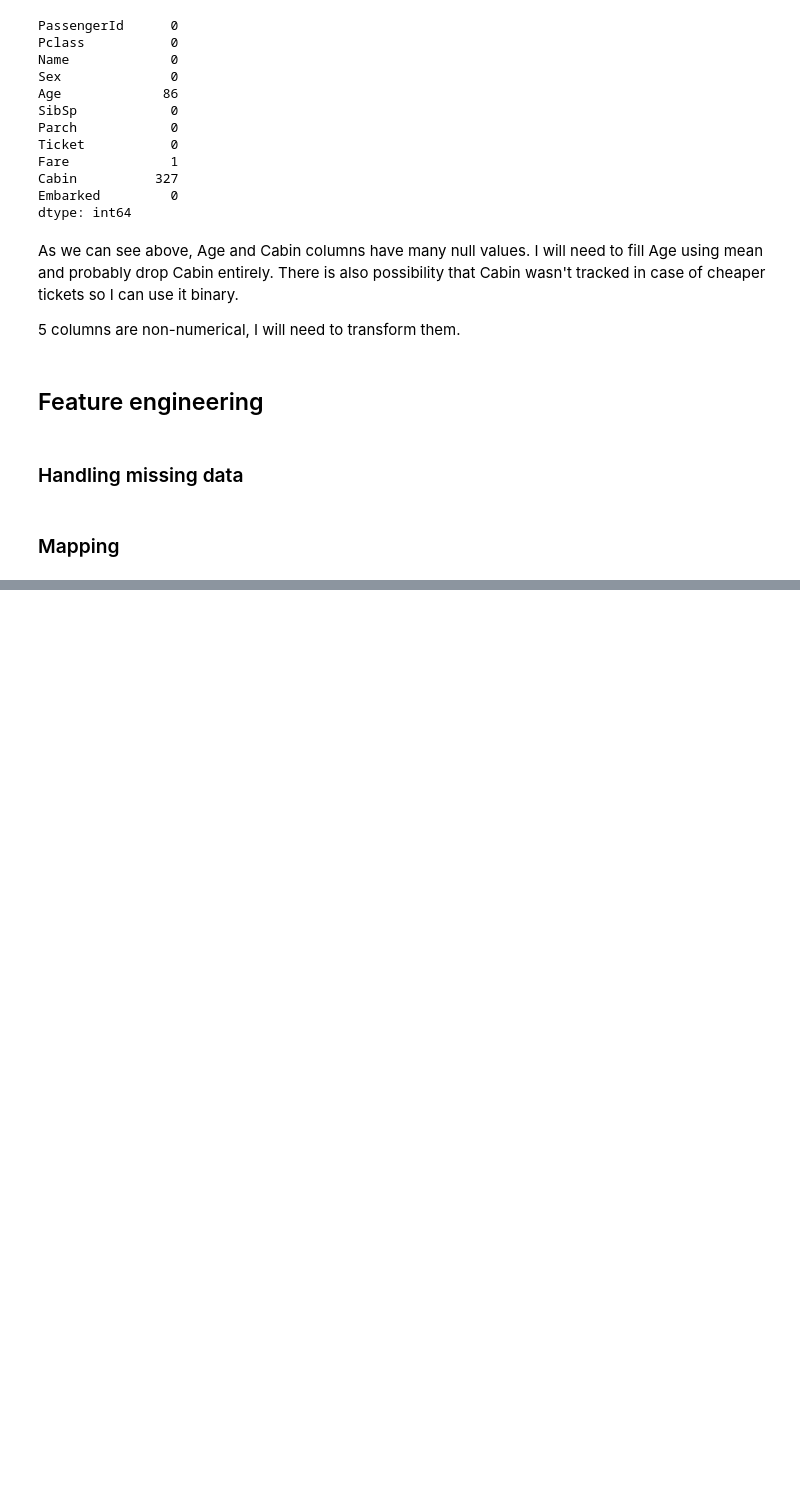
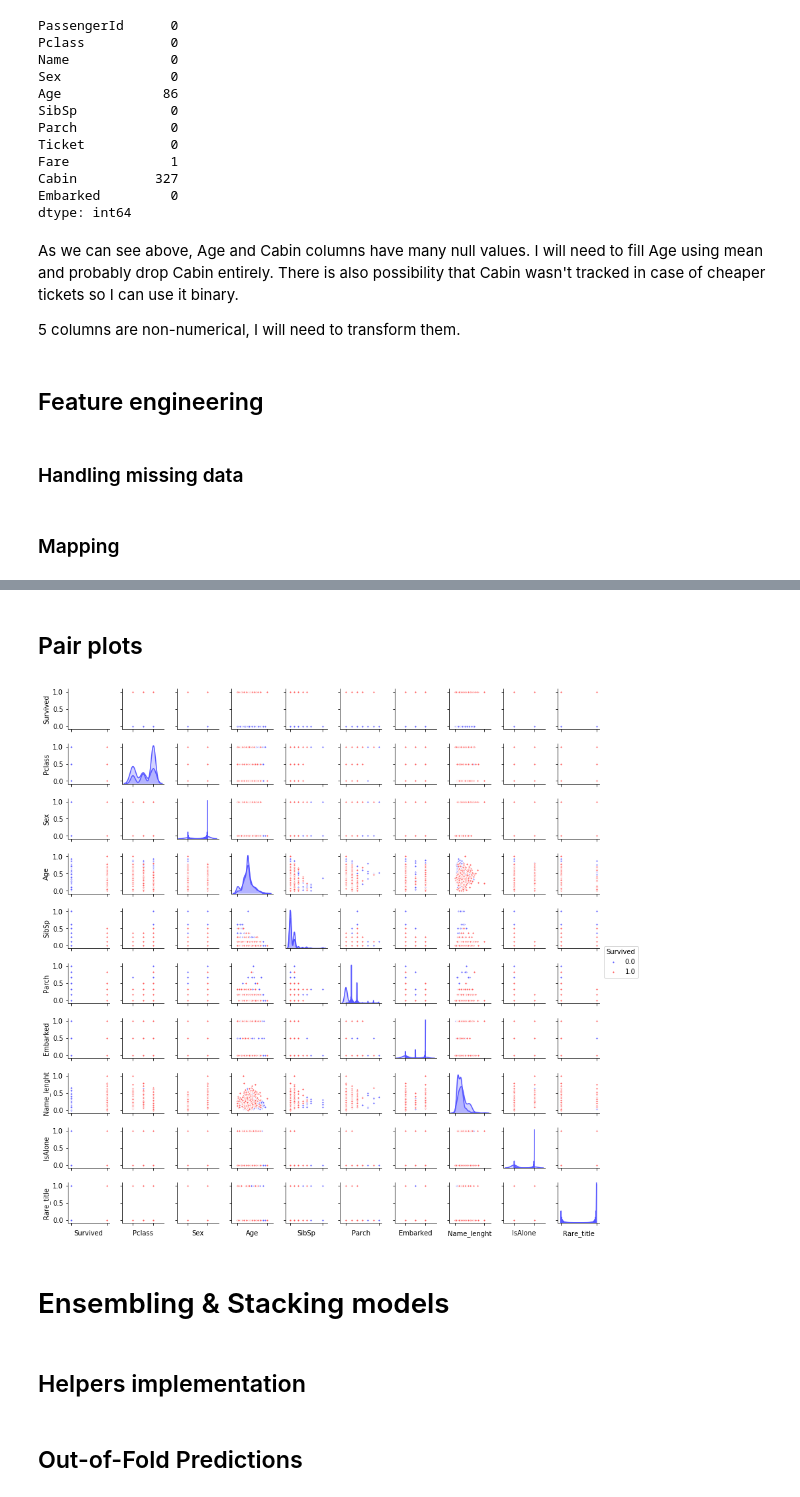
Before and after one commit to pmmilewski/titanic-survivors-kaggle, a Jupyter notebook: Titanic Survivors.ipynb, the cells around one changed output, grey strips where cells are left out. Drawn from its saved outputs; the diff is of its cells as text; code cells hidden in the pictures; blank space fills up the shorter version.

```diff
--- a/Titanic Survivors.ipynb
+++ b/Titanic Survivors.ipynb
@@ -166,0 +306,12 @@ for data in datasets:
+# %% [markdown]
+## Pair plots
+# %%
+g = sns.pairplot(norm_train, hue='Survived', palette = 'seismic',size=1.2,diag_kind = 'kde',diag_kws=dict(shade=True),plot_kws=dict(s=10) )
+g.set(xticklabels=[])
+plt.show()
+# %% [output]
+[figure, added]
+# %% [markdown]
+# Ensembling & Stacking models
+# %% [markdown]
+## Helpers implementation
@@ -166,0 +341,2 @@ for data in datasets:
+# %% [markdown]
+## Out-of-Fold Predictions
```
Also changed, not shown: parts of 60 cells of this notebook, 1 other file.
